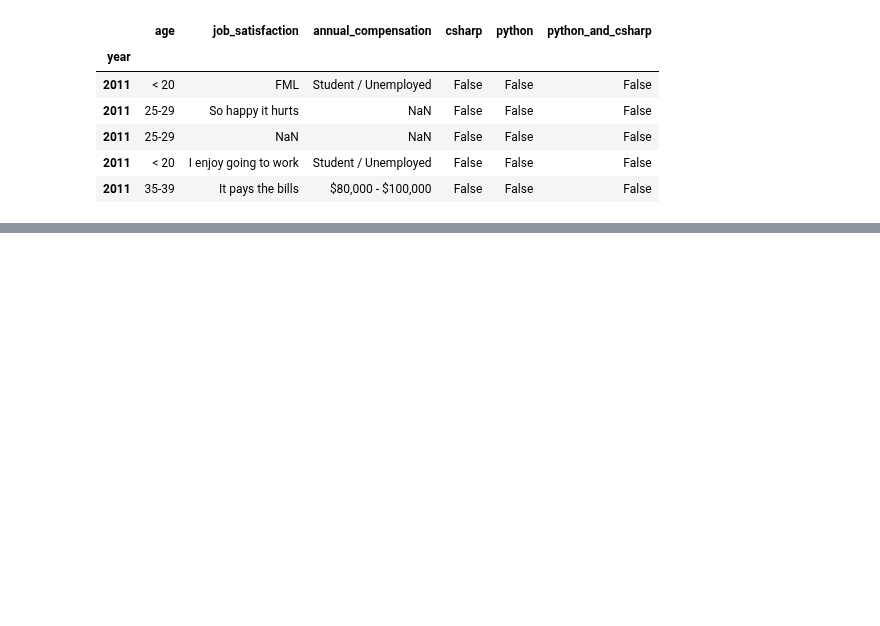
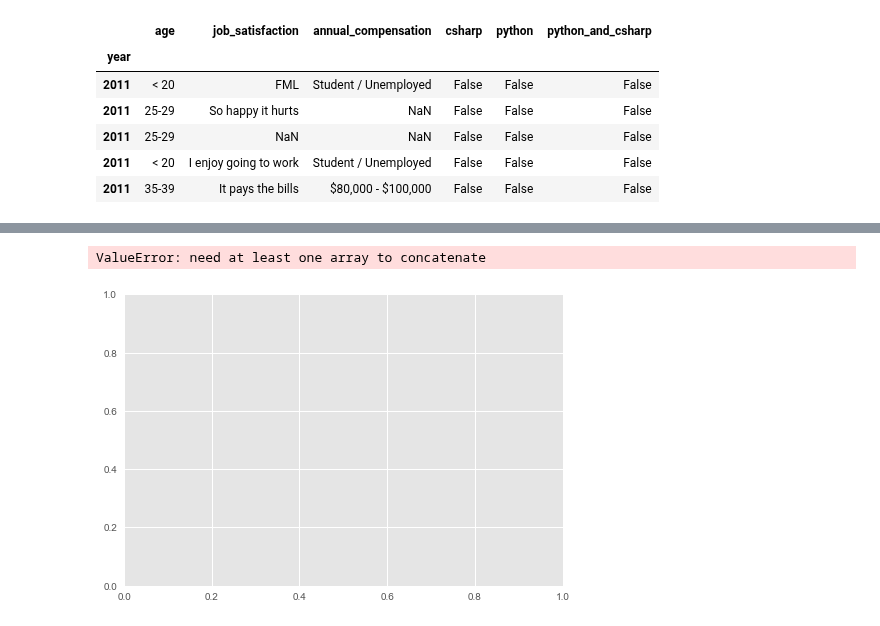
Before and after one commit to huli/the-transparent-coder, a Jupyter notebook: time_series.ipynb, the cells around one changed output, grey strips where cells are left out. Cells and saved outputs as stored; diff of their text form; code cells hidden in the pictures; blank space fills up the shorter version.

```diff
--- a/time_series.ipynb
+++ b/time_series.ipynb
@@ -42,0 +67,12 @@ plt.show()
+# %%
+fig, ax = plt.subplots(1, figsize=(7, 5))
+ax.stackplot(all_years.groupby(['year','lang']).size().unstack(-1))
+ax.set_xlabel('year')
+ax.set_ylabel('# of observations')
+ax.set_title('StackOverflow respondents')
+ax.yaxis.set_major_formatter(thousand_formatter)
+# ax.set_facecolor('#fdfdfe')
+plt.show()
+# %% [output]
+ValueError: need at least one array to concatenate
+[figure, added]
```
Also changed, not shown: parts of 4 cells of this notebook, 1 other file.
